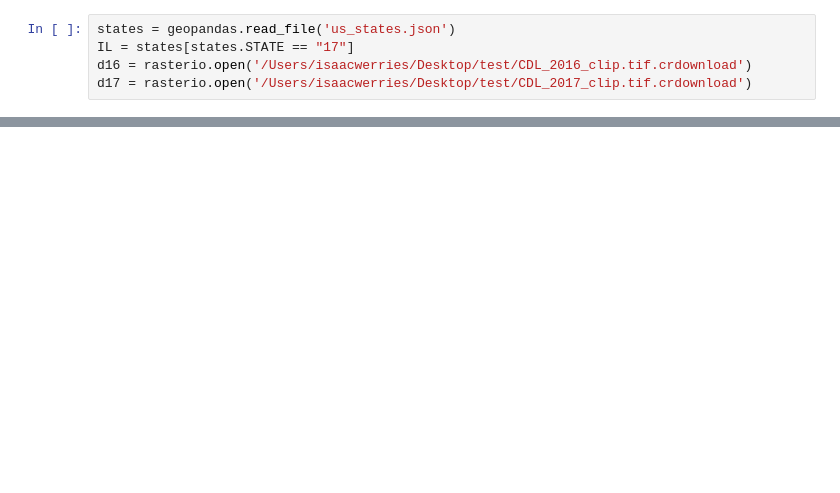
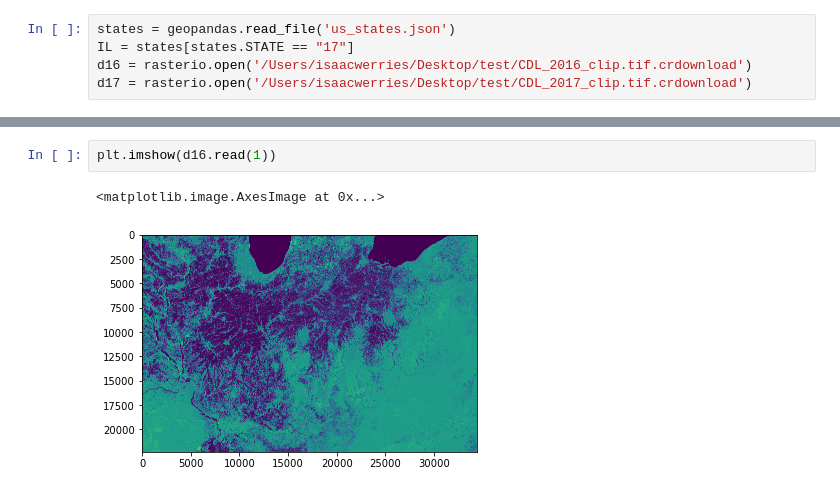
Before and after one commit to iw2/test, a Jupyter notebook: HW2_Werries.ipynb, the cells around one changed output, grey strips where cells are left out. Saved outputs shown, nothing was run; the diff lists cells and outputs as text; blank space fills up the shorter version.

```diff
--- a/HW2_Werries.ipynb
+++ b/HW2_Werries.ipynb
@@ -58,0 +61,5 @@ IL.plot()
+# %%
+plt.imshow(d16.read(1))
+# %% [output]
+<matplotlib.image.AxesImage at 0x...>
+[figure, added]
```
Also changed, not shown: parts of 14 cells of this notebook.
